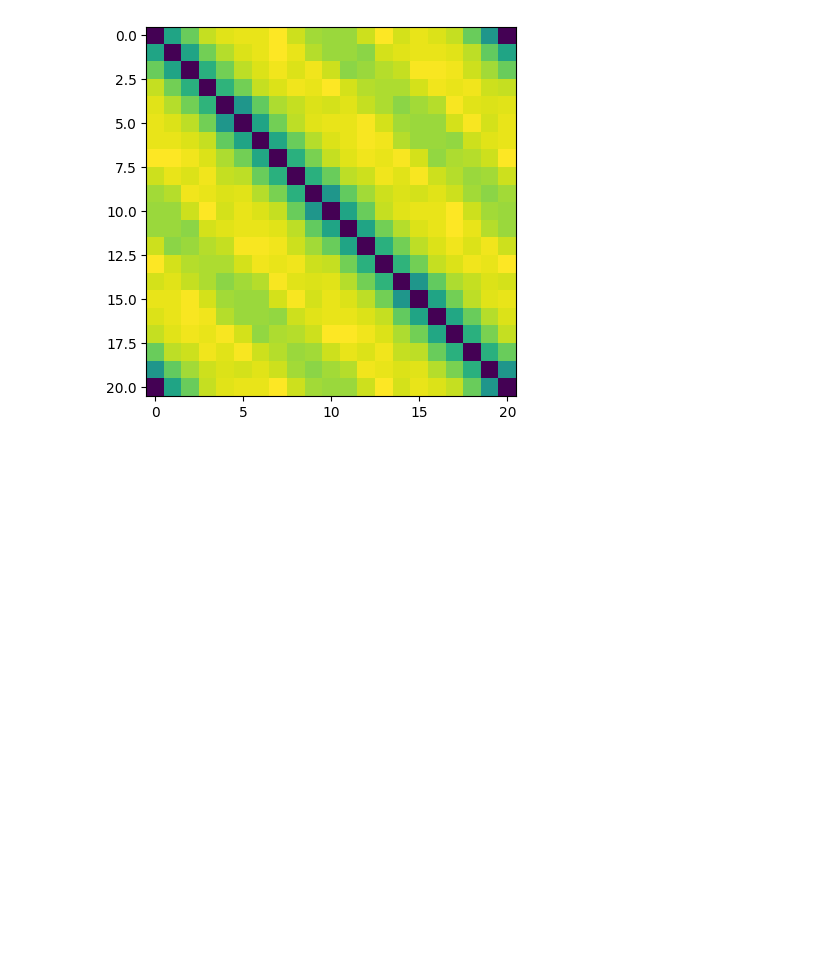
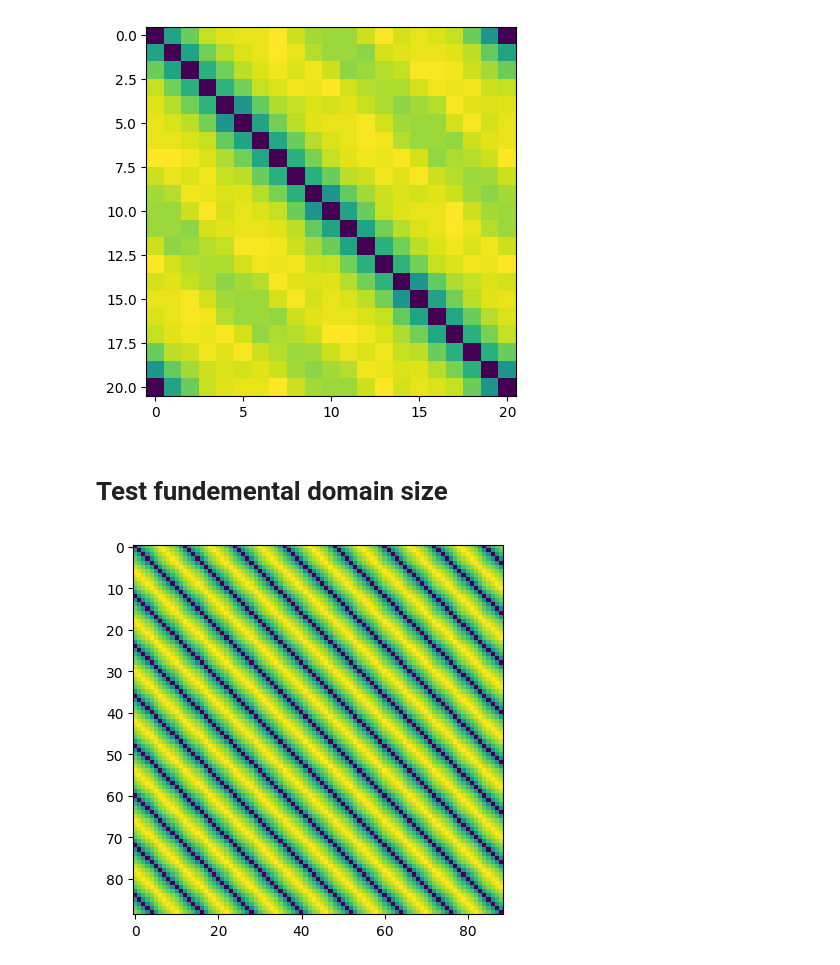
Before and after one commit to kyleormsby/persistent-symmetry, a Jupyter notebook: studentDemos/daleDemos/lensTest.ipynb, the cells around one changed output. Saved outputs shown, nothing was run; the diff lists cells and outputs as text; code cells hidden in the pictures; blank space fills up the shorter version.

Commit message:
start testing a fundemental domain finder

```diff
--- a/studentDemos/daleDemos/lensTest.ipynb
+++ b/studentDemos/daleDemos/lensTest.ipynb
@@ -606,3 +610,5 @@ plt.show()
 [figure]
 # %%
 store_degree_snapshots(data, (16,12))
+# %% [markdown]
+# Test fundemental domain size
@@ -608,0 +657,16 @@ store_degree_snapshots(data, (16,12))
+# %%
+def verticalSlice(img, lens_sz):
+    lens_range = math.floor(((min(img.size)/math.sqrt(2))-max(lens_sz))/2.0)
+    w, h = img.size
+    centerx = math.floor(w / 2.0)
+    centery = math.floor(h / 2.0)
+    lx, ly = lens_sz
+    lens_corner_x=math.floor(centerx - lx/2.0)
+    lens_corner_y=0
+    data = []
+    while lens_corner_y <= h - ly:
+        snap = img.crop((lens_corner_x,lens_corner_y, lens_corner_x+lx, lens_corner_y+ly))
+        data.append(snap)
+        lens_corner_y = lens_corner_y + 1
+
+    return data
@@ -608,0 +689,9 @@ store_degree_snapshots(data, (16,12))
+# %%
+list = verticalSlice(testimg2, (20,20))
+array1 = imgListToArray(list)
+pairwise = pairwise_distances(array1)
+plt.figure()
+plt.imshow(pairwise)
+plt.show()
+# %% [output]
+[figure, added]
```
Also changed, not shown: parts of 8 cells of this notebook, 1 other file.
